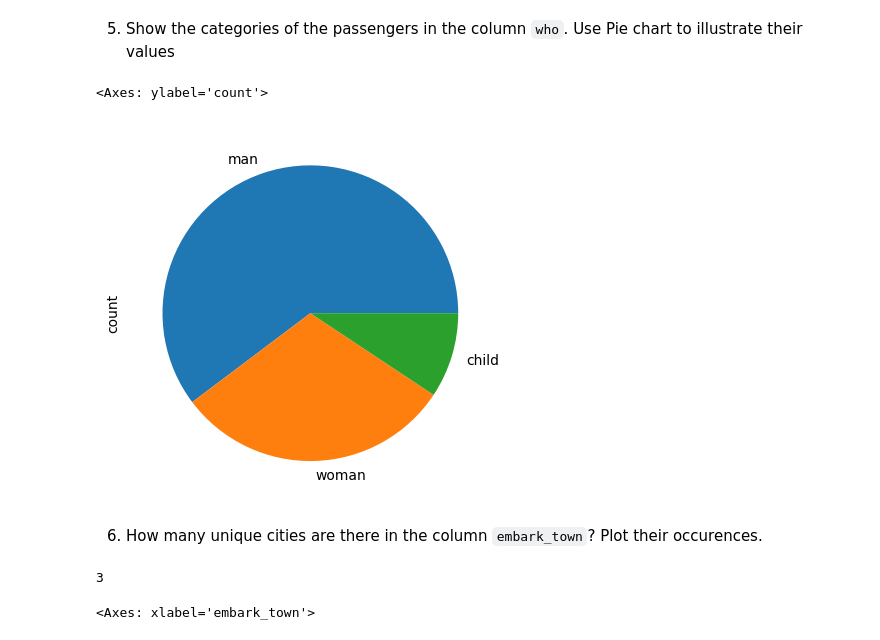
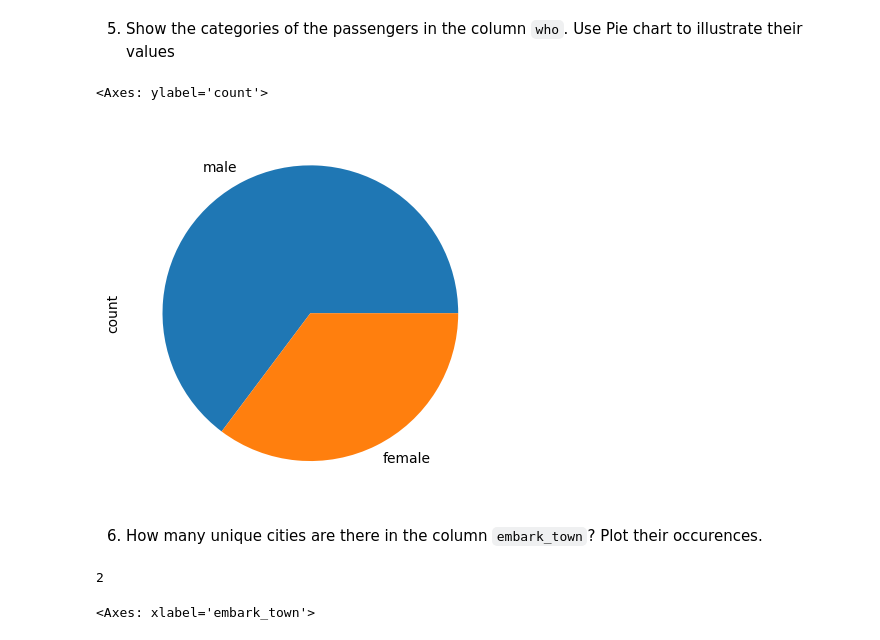
Before and after one commit to Kulwa-silya/teaching_basics, a Jupyter notebook: real_world_data_analysis_and_preparation/1_exploratory_data_analysis.ipynb, the cells around one changed output. Saved outputs shown, nothing was run; the diff lists cells and outputs as text; code cells hidden in the pictures.

```diff
--- a/real_world_data_analysis_and_preparation/1_exploratory_data_analysis.ipynb
+++ b/real_world_data_analysis_and_preparation/1_exploratory_data_analysis.ipynb
@@ -198,16 +197,16 @@ len(less_than_20)
 # %% [markdown]
 5. Show the categories of the passengers in the column `who`. Use Pie chart to illustrate their values
 # %%
-titanic.who.value_counts().plot(kind='pie')
+titanic["sex"].value_counts().plot(kind='pie')
 # %% [output]
 <Axes: ylabel='count'>
-[figure, old version]
+[figure, new version]
 # %% [markdown]
 6. How many unique cities are there in the column `embark_town`? Plot their occurences.
 # %%
-titanic['embark_town'].nunique()
+titanic['sex'].nunique()
 # %% [output]
-3
+2
 # %%
 titanic['embark_town'].value_counts().plot(kind='bar')
 # %% [output]
```
Also changed, not shown: parts of 3 cells of this notebook, 3 other files.
